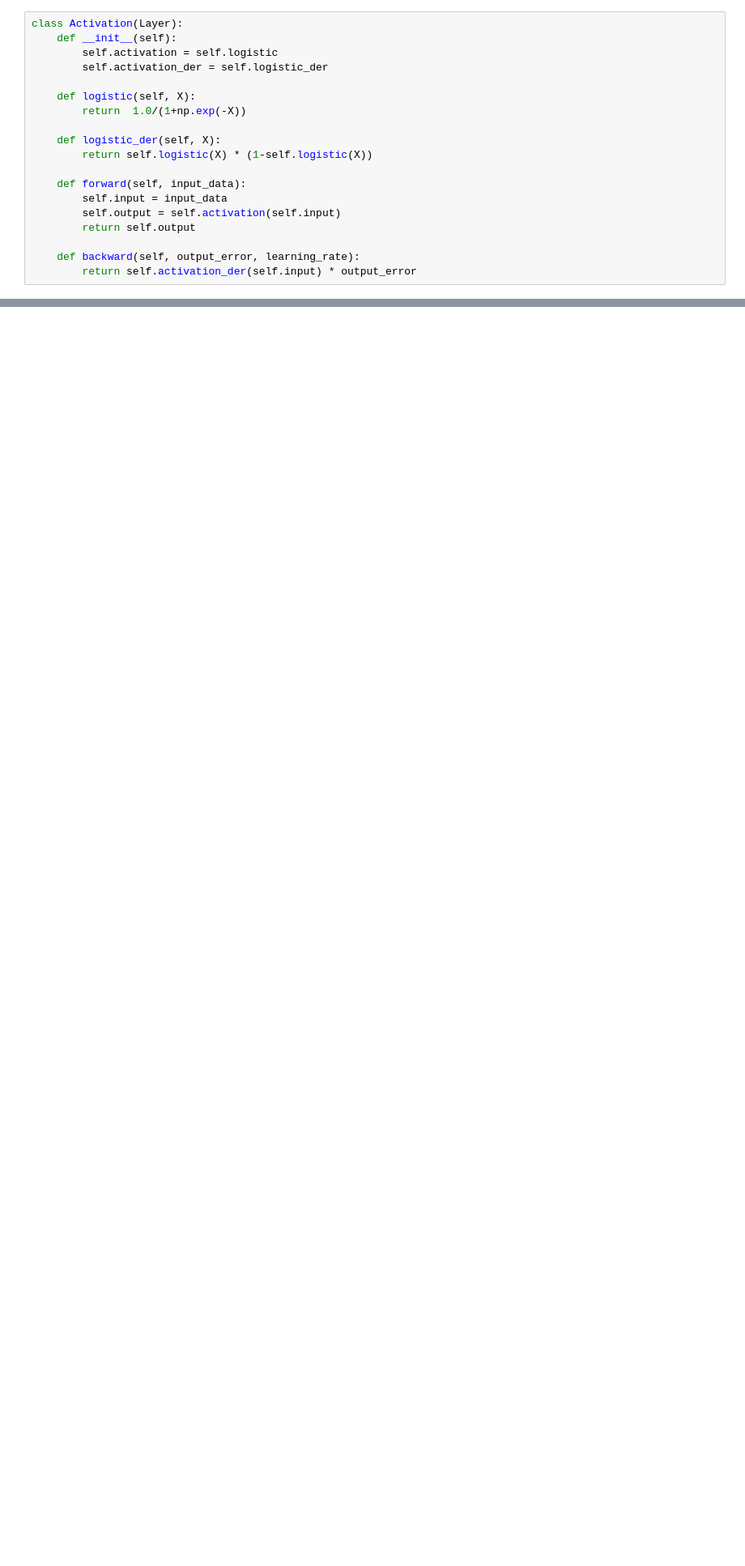
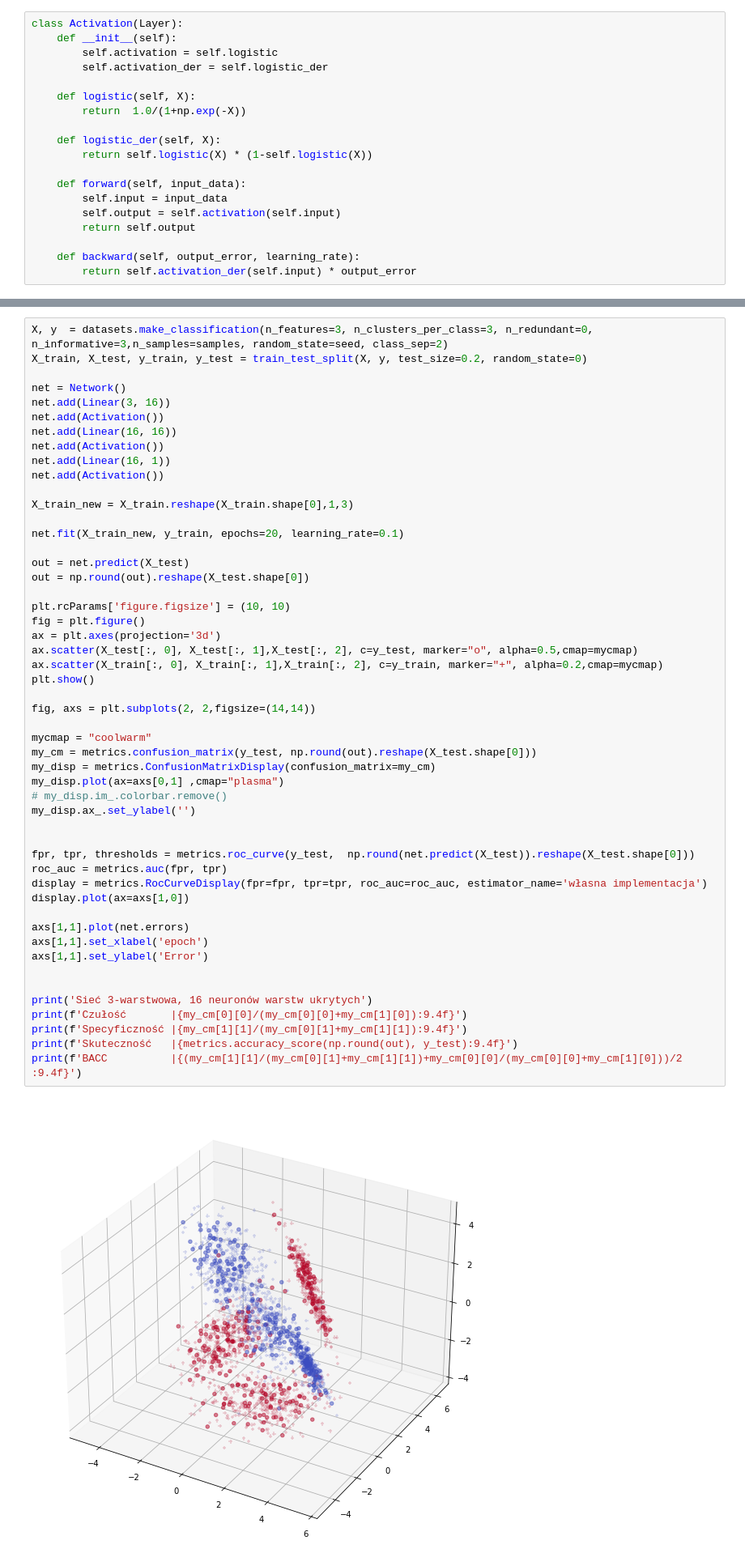
Before and after one commit to rafalbalcerzak/pum, a Jupyter notebook: pum8-siec_neuronowa/pum8-siec_neuronowa.ipynb, the cells around one changed output, grey strips where cells are left out. Shown: that part at 81% size. Drawn from its saved outputs; the diff is of its cells as text; blank space fills up the shorter version.

```diff
--- a/pum8-siec_neuronowa/pum8-siec_neuronowa.ipynb
+++ b/pum8-siec_neuronowa/pum8-siec_neuronowa.ipynb
@@ -251,0 +245,53 @@ BACC          |   0.8818
+# %%
+X, y  = datasets.make_classification(n_features=3, n_clusters_per_class=3, n_redundant=0, n_informative=3,n_samples=samples, random_state=seed, class_sep=2)
+X_train, X_test, y_train, y_test = train_test_split(X, y, test_size=0.2, random_state=0)
+
+net = Network()
+net.add(Linear(3, 16))
+net.add(Activation())
+net.add(Linear(16, 16))
+net.add(Activation())
+net.add(Linear(16, 1))
+net.add(Activation())
+
+X_train_new = X_train.reshape(X_train.shape[0],1,3)
+
+net.fit(X_train_new, y_train, epochs=20, learning_rate=0.1)
+
+out = net.predict(X_test)
+out = np.round(out).reshape(X_test.shape[0])
+
+plt.rcParams['figure.figsize'] = (10, 10)
+fig = plt.figure()
+ax = plt.axes(projection='3d')
+ax.scatter(X_test[:, 0], X_test[:, 1],X_test[:, 2], c=y_test, marker="o", alpha=0.5,cmap=mycmap)
+ax.scatter(X_train[:, 0], X_train[:, 1],X_train[:, 2], c=y_train, marker="+", alpha=0.2,cmap=mycmap)
+plt.show()
+
+fig, axs = plt.subplots(2, 2,figsize=(14,14))
+
+mycmap = "coolwarm"
+my_cm = metrics.confusion_matrix(y_test, np.round(out).reshape(X_test.shape[0]))
+my_disp = metrics.ConfusionMatrixDisplay(confusion_matrix=my_cm)
+my_disp.plot(ax=axs[0,1] ,cmap="plasma")
+# my_disp.im_.colorbar.remove()
+my_disp.ax_.set_ylabel('')
+
+
+fpr, tpr, thresholds = metrics.roc_curve(y_test,  np.round(net.predict(X_test)).reshape(X_test.shape[0]))
+roc_auc = metrics.auc(fpr, tpr)
+display = metrics.RocCurveDisplay(fpr=fpr, tpr=tpr, roc_auc=roc_auc, estimator_name='własna implementacja')
+display.plot(ax=axs[1,0])
+
+axs[1,1].plot(net.errors)
+axs[1,1].set_xlabel('epoch')
+axs[1,1].set_ylabel('Error')
+
+
+print('Sieć 3-warstwowa, 16 neuronów warstw ukrytych')
+print(f'Czułość       |{my_cm[0][0]/(my_cm[0][0]+my_cm[1][0]):9.4f}')
+print(f'Specyficzność |{my_cm[1][1]/(my_cm[0][1]+my_cm[1][1]):9.4f}')
+print(f'Skuteczność   |{metrics.accuracy_score(np.round(out), y_test):9.4f}')
+print(f'BACC          |{(my_cm[1][1]/(my_cm[0][1]+my_cm[1][1])+my_cm[0][0]/(my_cm[0][0]+my_cm[1][0]))/2 :9.4f}')
+# %% [output]
+[figure, added]
```
Also changed, not shown: parts of 15 cells of this notebook, 1 other file.
